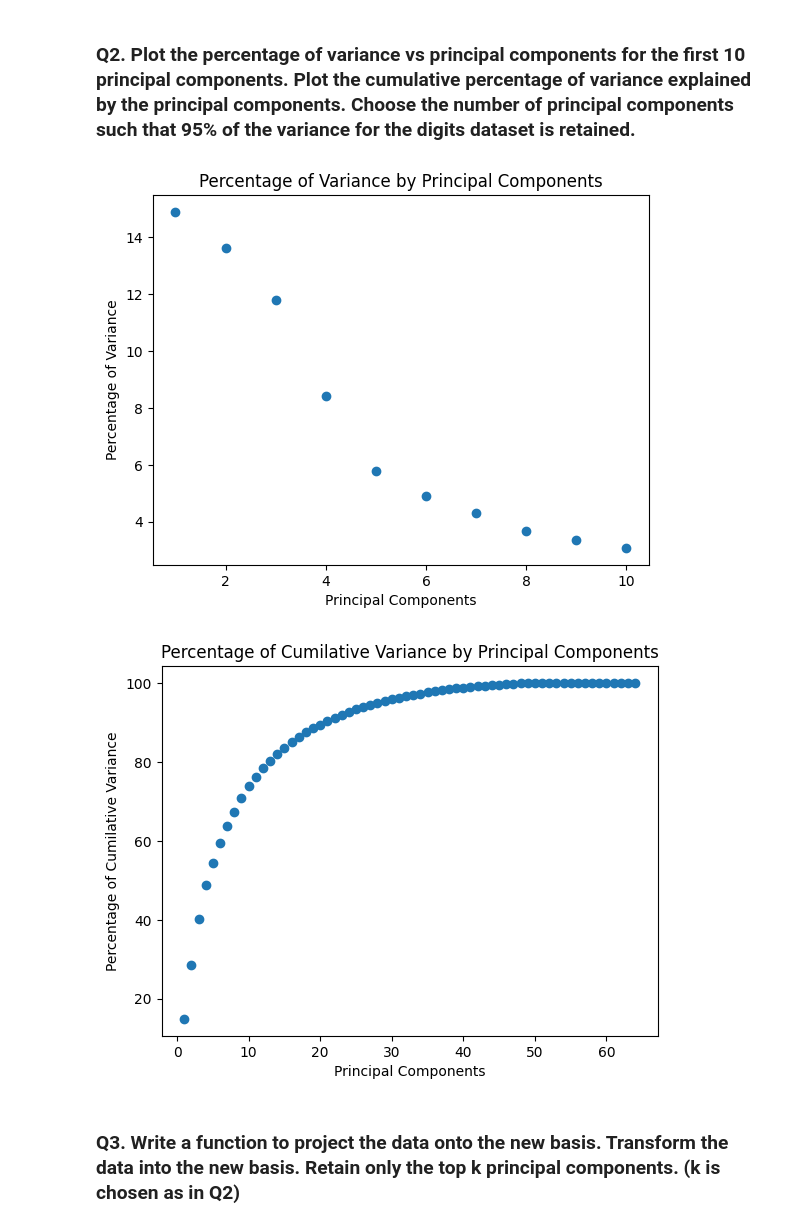
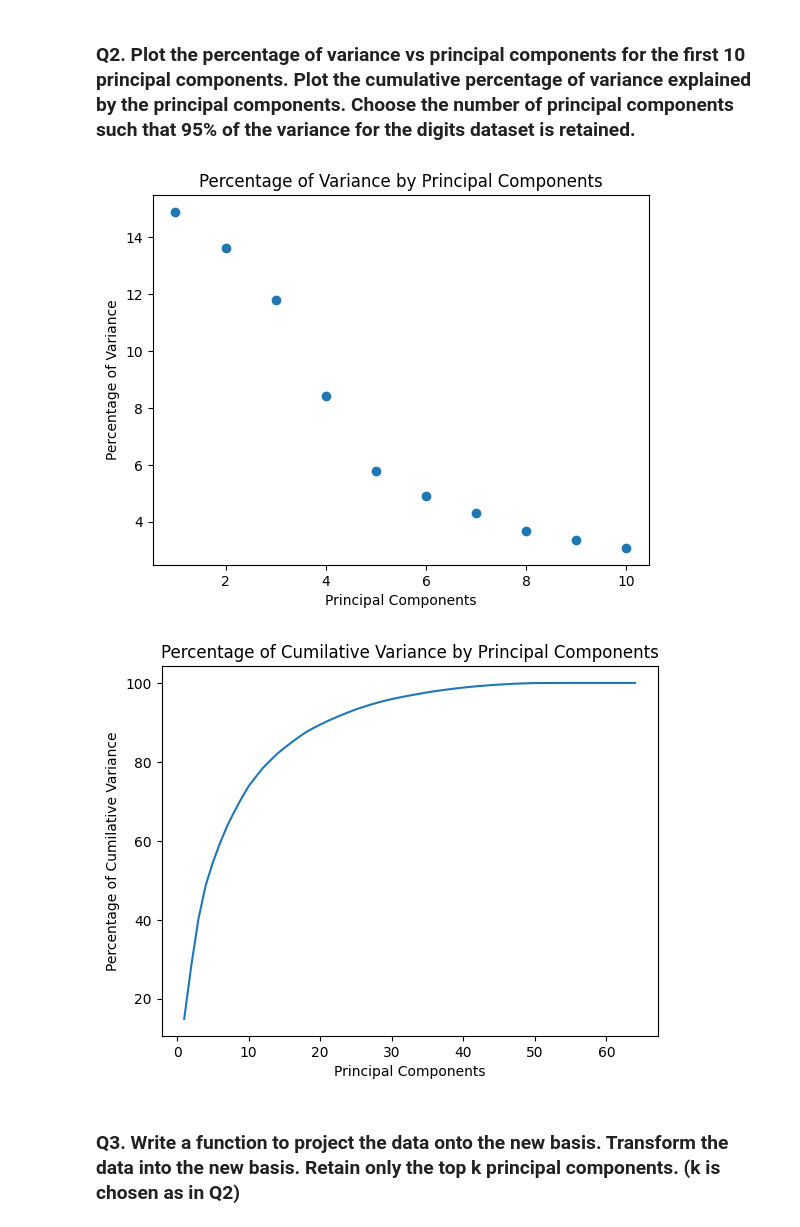
Before and after one commit to techoflashh/LA-Assignment, a Jupyter notebook: Q2.ipynb, the cells around one changed output. Saved outputs shown, nothing was run; the diff lists cells and outputs as text; code cells hidden in the pictures.

```diff
--- a/Q2.ipynb
+++ b/Q2.ipynb
@@ -99,10 +99,8 @@ plot_digits(X)
 ### Q1. Write a function that returns the eigenvalues and eigenvectors given the data matrix X. Also, write a function that returns the top k principal components given the data matrix X and the number of principal components k. (Do not use PCA from sklearn, you can use any inbuilt function for finding the covariance matrix and the eigenspace, also mean center the data before performing PCA)
 # %%
 def getEigenValuesAndEigenVectors(X):
-    X_mean = np.mean(X)
-    X_standard_deviation = np.std(X)
-    standardized_X = (X-X_mean)/X_standard_deviation
-    covariance_of_standardized_X = np.cov(standardized_X,rowvar=False)
+    mean_centered_X = X - np.mean(X)
+    covariance_of_standardized_X = np.cov(mean_centered_X,rowvar=False)
     eigenvalues, eignvectors = np.linalg.eig(covariance_of_standardized_X)
     return eigenvalues,eignvectors
 
@@ -119,26 +117,26 @@ def getTopKPrincipalComponents(X, k):
 # %%
 tempK = X.shape[1]
 eigenvalues, eigenvectors = getTopKPrincipalComponents(X,tempK)
 
 variance = eigenvalues/np.sum(eigenvalues)
 cumilative_variance = np.cumsum(variance)
 
 plt.scatter(range(1,11),variance[:10]*100)
 plt.title('Percentage of Variance by Principal Components')
 plt.xlabel('Principal Components')
 plt.ylabel('Percentage of Variance')
 plt.show()
 
-plt.scatter(range(1,tempK+1),cumilative_variance*100)
+plt.plot(range(1,tempK+1),cumilative_variance*100)
 plt.title('Percentage of Cumilative Variance by Principal Components')
 plt.xlabel('Principal Components')
 plt.ylabel('Percentage of Cumilative Variance')
 plt.show()
 
 k = np.argmax(cumilative_variance>=0.95) + 1
 # %% [output]
 [figure]
-[figure, old version]
+[figure, new version]
 # %% [markdown]
 ### Q3. Write a function to project the data onto the new basis. Transform the data into the new basis. Retain only the top k principal components. (k is chosen as in Q2)
 # %%
```
Also changed, not shown: parts of 1 cell of this notebook, 6 other files.
